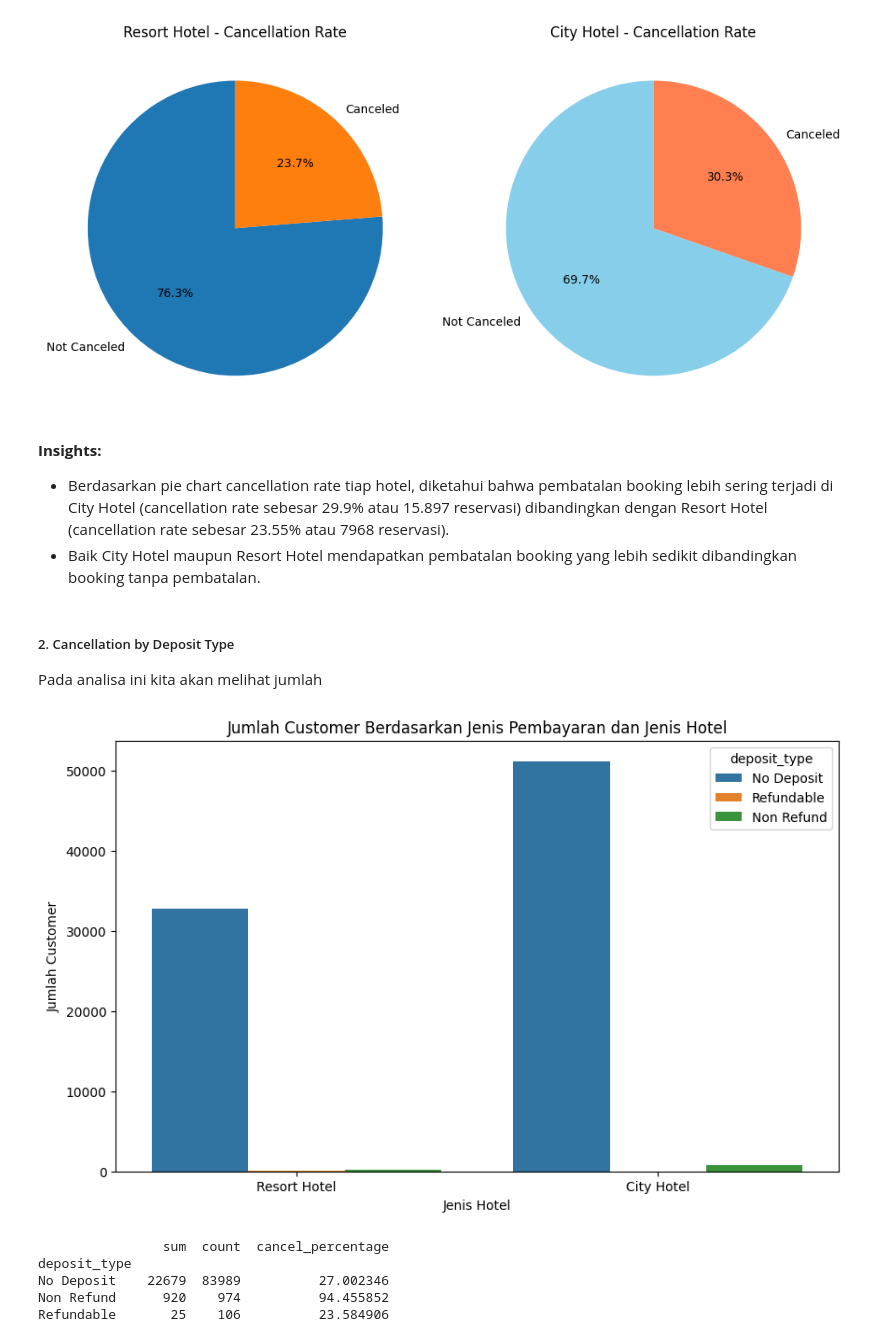
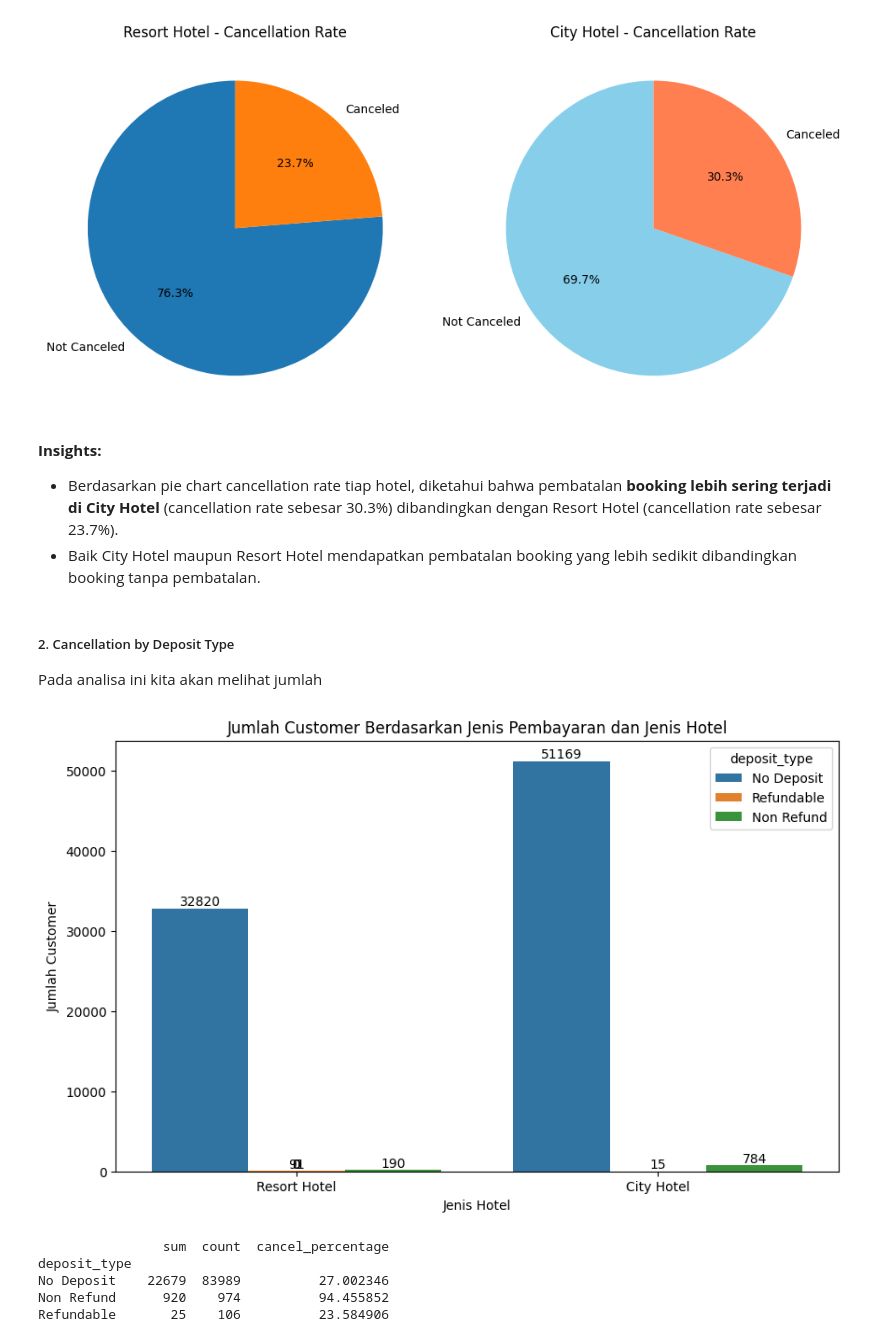
Before and after one commit to zanputra/FinProDelta, a Jupyter notebook: FINPRO_Delta_Team - 19 august.ipynb, the cells around one changed output. Cells and saved outputs as stored; diff of their text form; code cells hidden in the pictures.

```diff
--- a/FINPRO_Delta_Team - 19 august.ipynb
+++ b/FINPRO_Delta_Team - 19 august.ipynb
@@ -888,22 +888,54 @@ plt.show()
 [figure]
 # %% [markdown]
 **Insights:**
-- Berdasarkan pie chart cancellation rate tiap hotel, diketahui bahwa pembatalan booking lebih sering terjadi di City Hotel (cancellation rate sebesar 29.9% atau 15.897 reservasi) dibandingkan dengan Resort Hotel (cancellation rate sebesar 23.55% atau 7968 reservasi).
+- Berdasarkan pie chart cancellation rate tiap hotel, diketahui bahwa pembatalan **booking lebih sering terjadi di City Hotel** (cancellation rate sebesar 30.3%) dibandingkan dengan Resort Hotel (cancellation rate sebesar 23.7%).
 - Baik City Hotel maupun Resort Hotel mendapatkan pembatalan booking yang lebih sedikit dibandingkan booking tanpa pembatalan.
 # %% [markdown]
 ##### 2. Cancellation by Deposit Type
 Pada analisa ini kita akan melihat jumlah
-# %%
-# Jumlah customer dengan jenis pembayaran berbeda
-import matplotlib.pyplot as plt
-plt.figure(figsize=(10, 6))
-sns.countplot(x='hotel', hue='deposit_type', data=df)
-plt.title('Jumlah Customer Berdasarkan Jenis Pembayaran dan Jenis Hotel')
-plt.xlabel('Jenis Hotel')
-plt.ylabel('Jumlah Customer')
-plt.show()
-# %% [output]
-[figure, removed]
+# %%
+# # Plot Jumlah customer dengan jenis pembayaran berbeda
+# plt.figure(figsize=(10, 6))
+# ax = sns.countplot(x='hotel', hue='deposit_type', data=df)
+
+# # Menambahkan label di setiap bar
+# for p in ax.patches:
+#     ax.annotate(
+#         format(p.get_height(), '.0f'),  # Nilai label
+#         (p.get_x() + p.get_width() / 2., p.get_height()),  # Posisi label
+#         ha='center', va='center', xytext=(0, 5),  # Jarak teks dari bar
+#         textcoords='offset points'
+#     )
+
+# plt.title('Jumlah Customer Berdasarkan Jenis Pembayaran dan Jenis Hotel')
+# plt.xlabel('Jenis Hotel')
+# plt.ylabel('Jumlah Customer')
+# plt.show()
+
+# --
+
+
+# Plot Jumlah customer dengan jenis pembayaran berbeda
+plt.figure(figsize=(10, 6))
+ax = sns.countplot(x='hotel', hue='deposit_type', data=df)
+
+# Menambahkan label di setiap bar dengan penyesuaian posisi
+for p in ax.patches:
+    height = p.get_height()
+    if height > 0:
+        ax.annotate(
+            '{}'.format(height),
+            (p.get_x() + p.get_width() / 2., height),
+            ha='center', va='center', xytext=(0, 5),
+            textcoords='offset points'
+        )
+
+plt.title('Jumlah Customer Berdasarkan Jenis Pembayaran dan Jenis Hotel')
+plt.xlabel('Jenis Hotel')
+plt.ylabel('Jumlah Customer')
+plt.show()
+# %% [output]
+[figure, added]
 # %%
 # Menghitung total customer dan persentase customer yang melakukan cancel untuk setiap jenis pembayaran
 deposit_type_cancel_stats = df.groupby('deposit_type')['is_canceled'].agg(['sum', 'count'])
```
Also changed, not shown: parts of 32 cells of this notebook.
